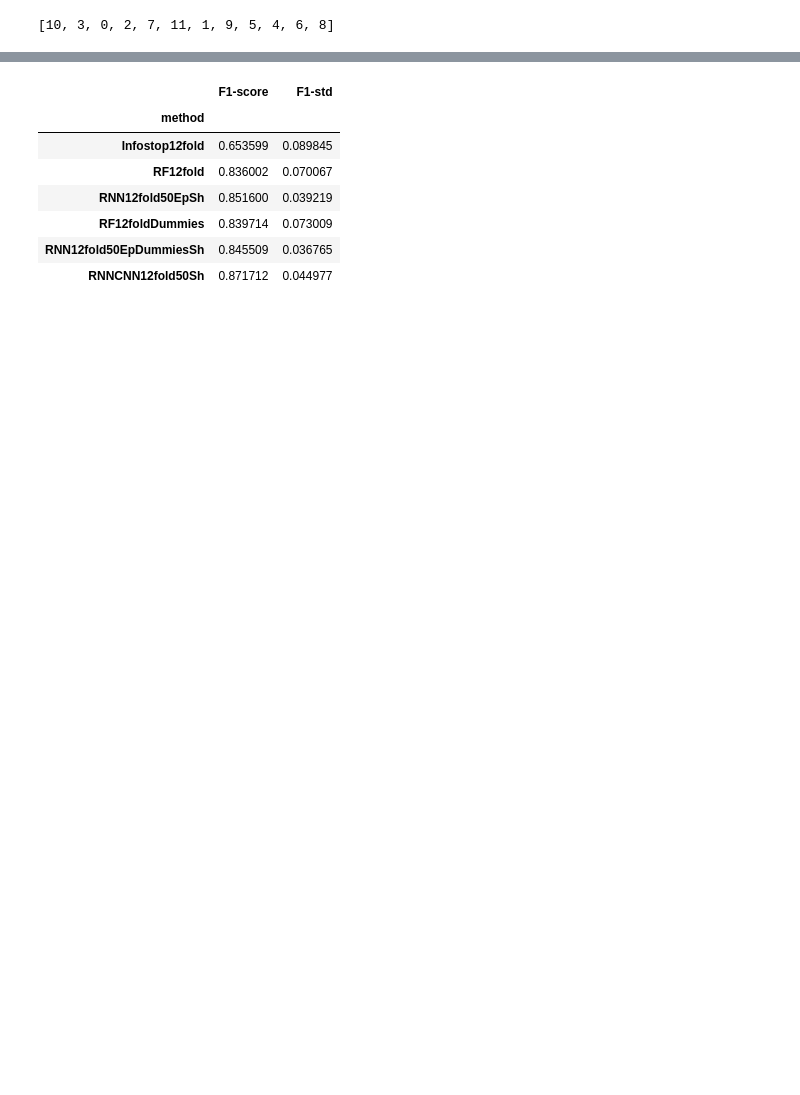
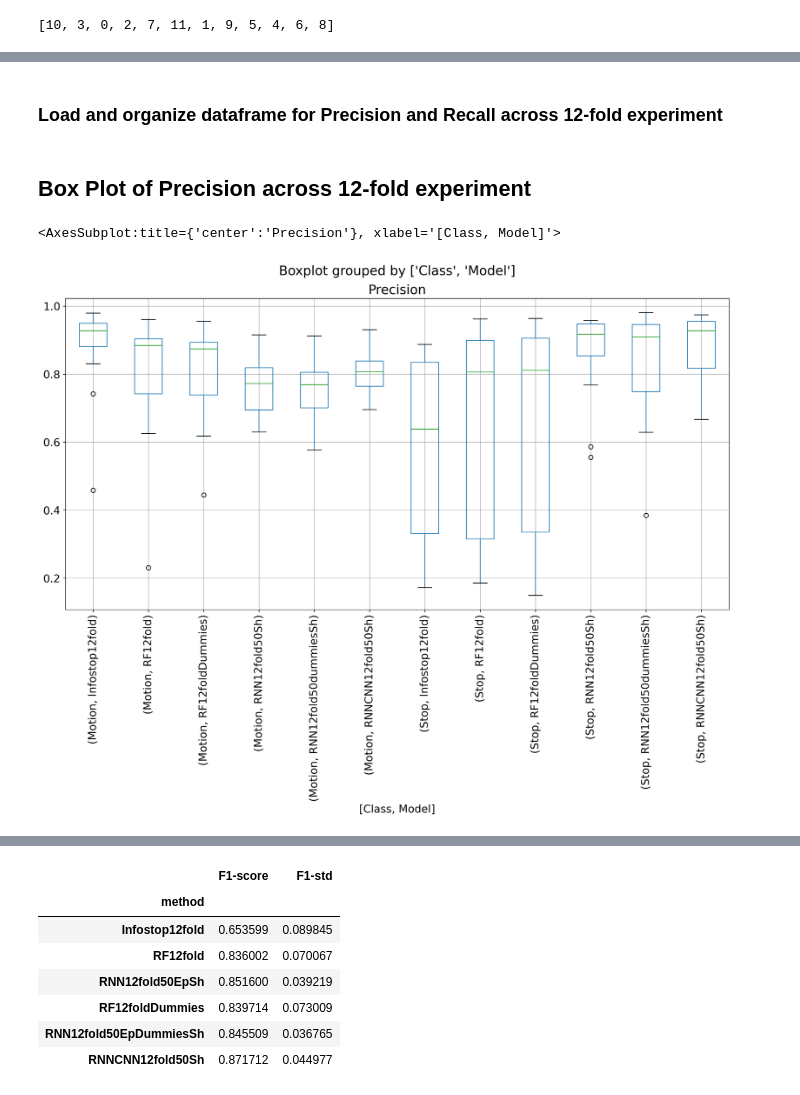
Before and after one commit to niklascp/dtu-deep-learning-project, a Jupyter notebook: ResultsPlots.ipynb, the cells around one changed output, grey strips where cells are left out. Drawn from its saved outputs; the diff is of its cells as text; code cells hidden in the pictures; blank space fills up the shorter version.

Commit message:
clean plot results file

```diff
--- a/ResultsPlots.ipynb
+++ b/ResultsPlots.ipynb
@@ -71 +73,35 @@ df2.boxplot(column=list(df2.columns)[:-3], rot=45, fontsize=15)
 [figure]
+# %% [markdown]
+### Load and organize dataframe for Precision and Recall across 12-fold experiment
+# %%
+exps = ['classification_test_RNNCNN12fold50Sh'
+        ,'classification_test_performanceRNN12fold50Sh'
+        ,'classification_test_performanceRNN12fold50dummiesSh'
+        ,'classification_test_performanceRF12fold'
+        , 'classification_test_RF12foldDummies'
+        , 'classification_test_performanceClust12fold']
+
+def dataframeScoreFromDic(fileName, exps, expSh = ['RNNCNN12fold50Sh'
+        ,'RNN12fold50Sh'
+        ,'RNN12fold50dummiesSh'
+        ,'RF12fold'
+        ,'RF12foldDummies'
+        ,'Infostop12fold']):
+    '''
+    LOAD DATAFRAME OF PRECISION AND RECALL BY CLASS AND MODEL
+    '''
+    df3 = pd.DataFrame({
+        'Precision' : [n[c]['precision'] for i,n in enumerate(np.load(f'{fileName}.npy',allow_pickle=True)) for c in ['Motion','Stop']],
+        'Recall' : [n[c]['recall'] for i,n in enumerate(np.load(f'{fileName}.npy',allow_pickle=True)) for c in ['Motion','Stop']],
+        'Class' : [c for i,n in enumerate(np.load(f'{fileName}.npy',allow_pickle=True)) for j,c in enumerate(['Motion','Stop'])],
+        'Model' : [expSh[exps.index(f'{fileName}')] for i,n in enumerate(np.load(f'{fileName}.npy',allow_pickle=True)) for j,c in enumerate(['Motion','Stop'])],
+    })
+    return df3
+df3 = pd.concat([dataframeScoreFromDic(m, exps) for m in exps])
+# %% [markdown]
+## Box Plot of Precision across 12-fold experiment
+# %%
+df3.boxplot(column=['Precision'], by=['Class', 'Model'], rot=90, fontsize=15)
+# %% [output]
+<AxesSubplot:title={'center':'Precision'}, xlabel='[Class, Model]'>
+[figure, added]
```
Also changed, not shown: parts of 30 cells of this notebook.
